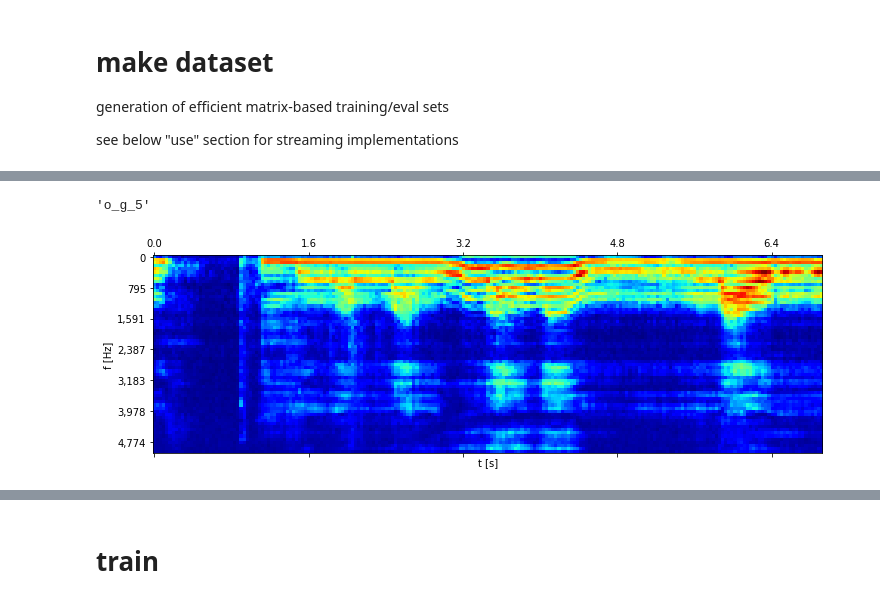
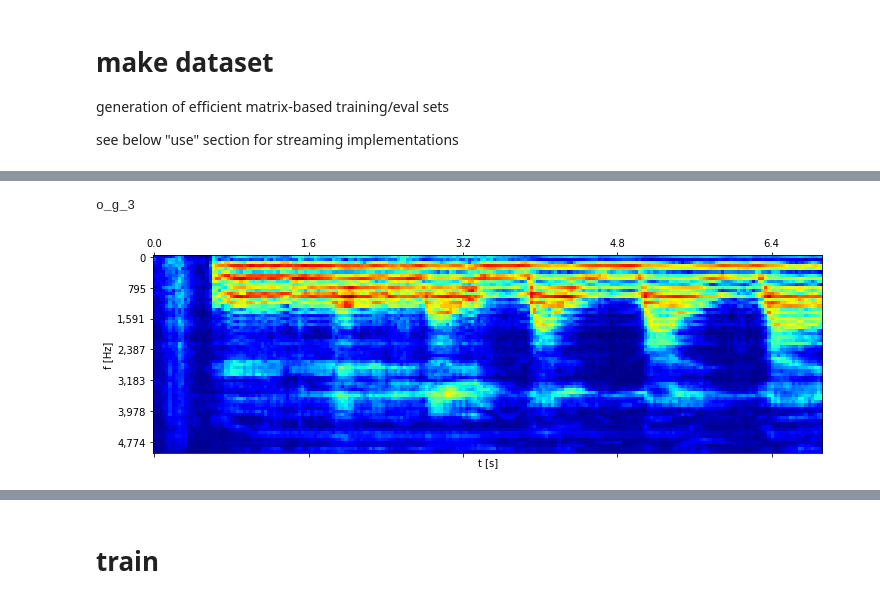
Before and after one commit to nuru-nu/moyo, a Jupyter notebook: notebooks/tf.ipynb, the cells around one changed output, grey strips where cells are left out. Saved outputs shown, nothing was run; the diff lists cells and outputs as text; code cells hidden in the pictures.

```diff
--- a/notebooks/tf.ipynb
+++ b/notebooks/tf.ipynb
@@ -42,10 +42,10 @@ loaded 36/35 (102.86%)
 # %%
 name = ab.sample()
-util.plot_logmel(ab.df.loc[name, 'logmel'])
-name
+print(name)
+util.plot_logmel(ab.df.loc[name, 'logmel']);
 # %% [output]
-'o_g_5'
+o_g_3
-[figure, old version]
+[figure, new version]
 # %%
 ab_train = ab.query('rand_stable > 0.2')
 ab_test = ab.query('rand_stable <= 0.2')
```
Also changed, not shown: parts of 37 cells of this notebook, 10 other files.
